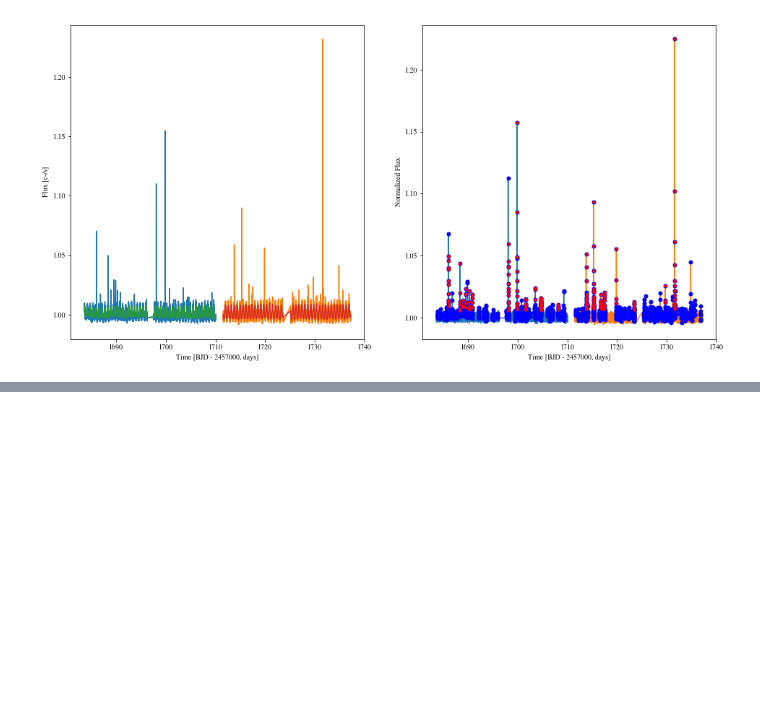
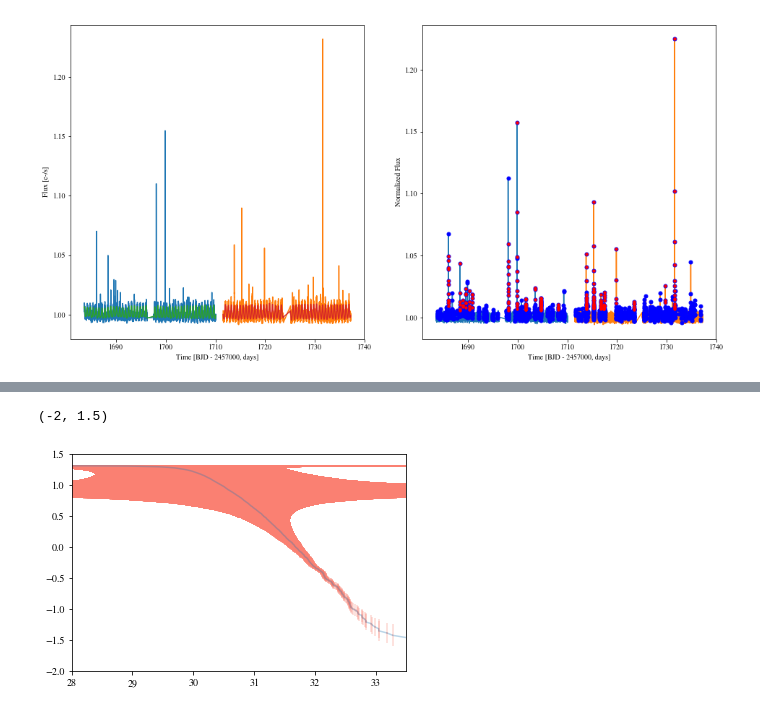
Before and after one commit to spencerw/tess_flare, a Jupyter notebook: gj1243.ipynb, the cells around one changed output, grey strips where cells are left out. Saved outputs shown, nothing was run; the diff lists cells and outputs as text; code cells hidden in the pictures; blank space fills up the shorter version.

```diff
--- a/gj1243.ipynb
+++ b/gj1243.ipynb
@@ -302,0 +327,7 @@ Text(0, 0.5, 'log Cum. Flare Freq (#/day)')
+# %%
+plt.errorbar(kep_x, kep_y, xerr=kep_x_err, yerr=kep_y_err, alpha=0.3, ecolor='salmon')
+plt.xlim(28,33.5)
+plt.ylim(-2,1.5)
+# %% [output]
+(-2, 1.5)
+[figure, added]
```
Also changed, not shown: parts of 9 cells of this notebook.
